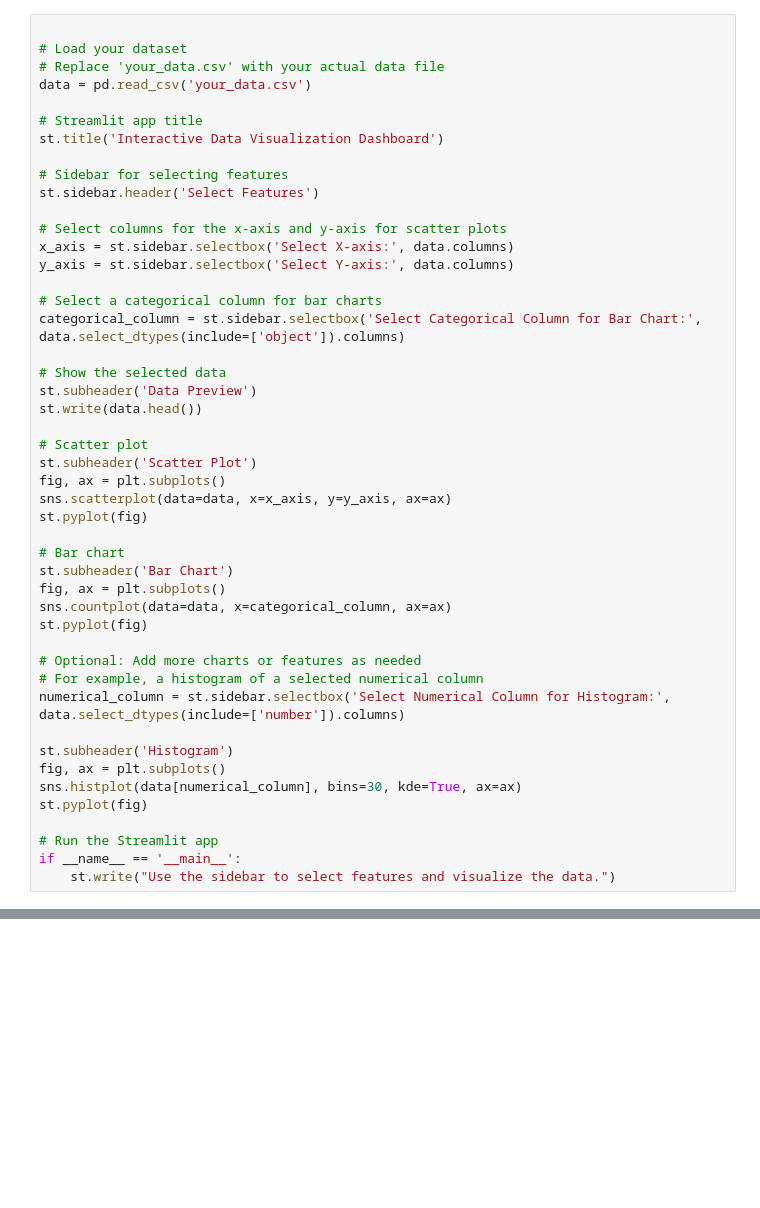
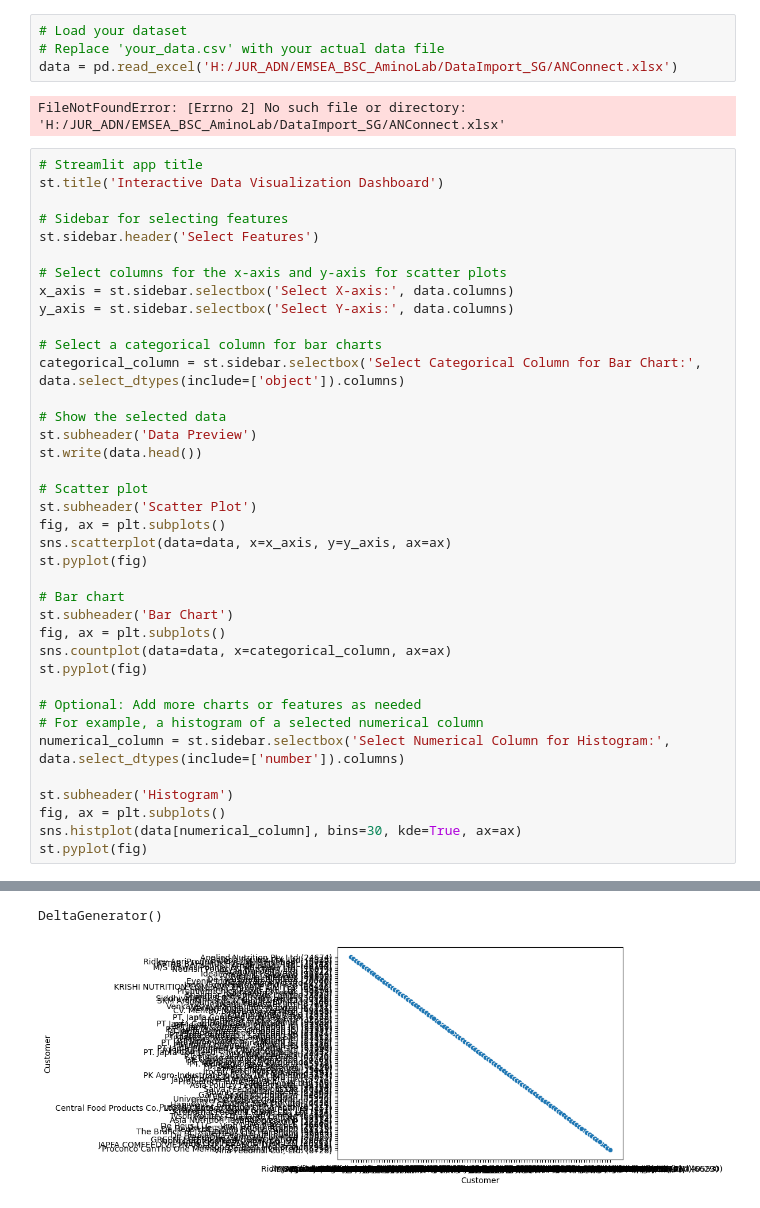
Before and after one commit to suhaodatascichem/dashboard-streamlit, a Jupyter notebook: dashboard_streamlit.ipynb, the cells around one changed output, grey strips where cells are left out. Cells and saved outputs as stored; diff of their text form; blank space fills up the shorter version.

```diff
--- a/dashboard_streamlit.ipynb
+++ b/dashboard_streamlit.ipynb
@@ -10,9 +28,10 @@ ModuleNotFoundError: No module named 'streamlit'
+# %%
+# Load your dataset
+# Replace 'your_data.csv' with your actual data file
+data = pd.read_excel('H:/JUR_ADN/EMSEA_BSC_AminoLab/DataImport_SG/ANConnect.xlsx')
+# %% [output]
+FileNotFoundError: [Errno 2] No such file or directory: 'H:/JUR_ADN/EMSEA_BSC_AminoLab/DataImport_SG/ANConnect.xlsx'
 # %%
-
-# Load your dataset
-# Replace 'your_data.csv' with your actual data file
-data = pd.read_csv('your_data.csv')
-
 # Streamlit app title
 st.title('Interactive Data Visualization Dashboard')
 
@@ -50,7 +69,4 @@ st.subheader('Histogram')
 fig, ax = plt.subplots()
 sns.histplot(data[numerical_column], bins=30, kde=True, ax=ax)
 st.pyplot(fig)
-
-# Run the Streamlit app
-if __name__ == '__main__':
-    st.write("Use the sidebar to select features and visualize the data.")
+# %% [output]
@@ -56,0 +90,2 @@ if __name__ == '__main__':
+DeltaGenerator()
+[figure, added]
```
Also changed, not shown: parts of 4 cells of this notebook.
